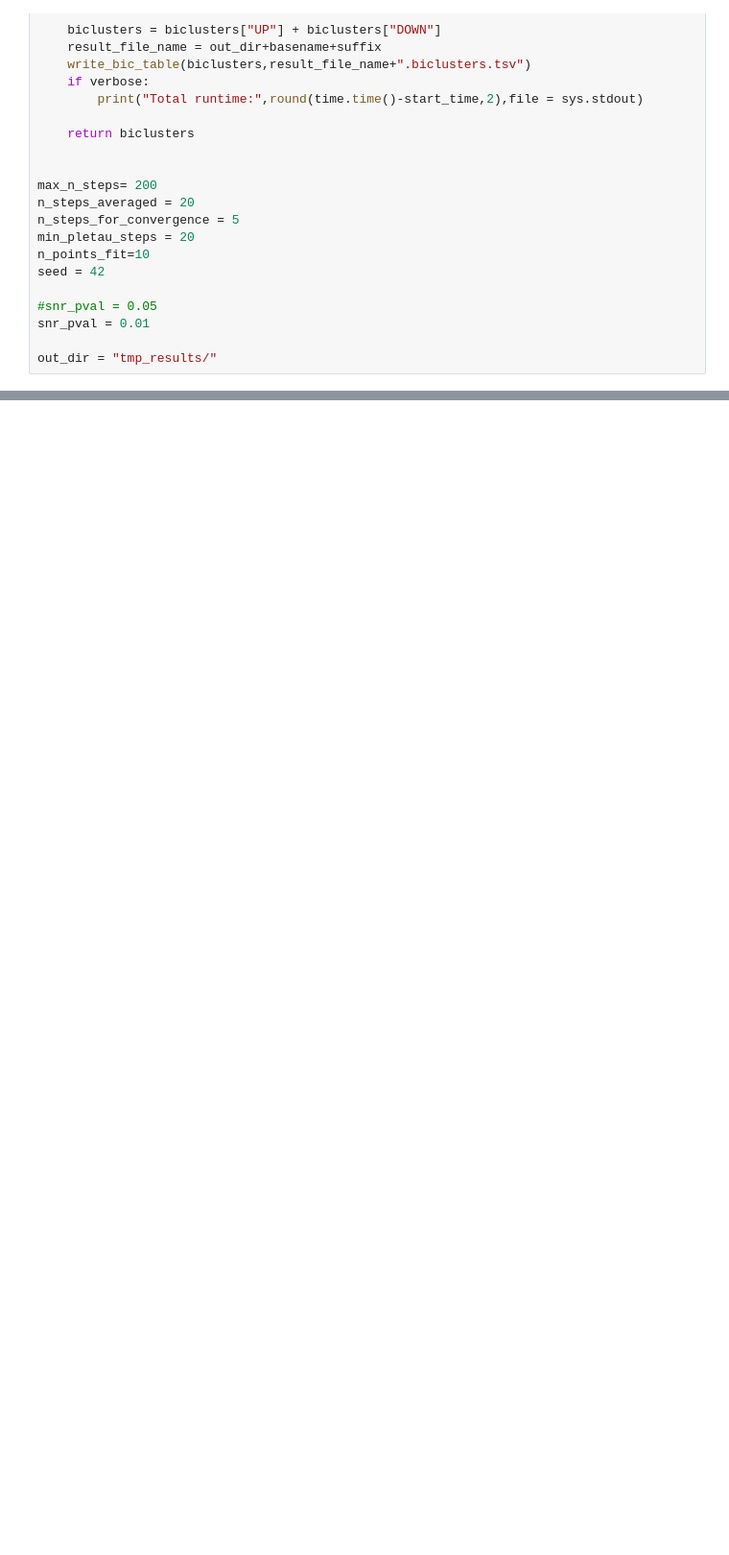
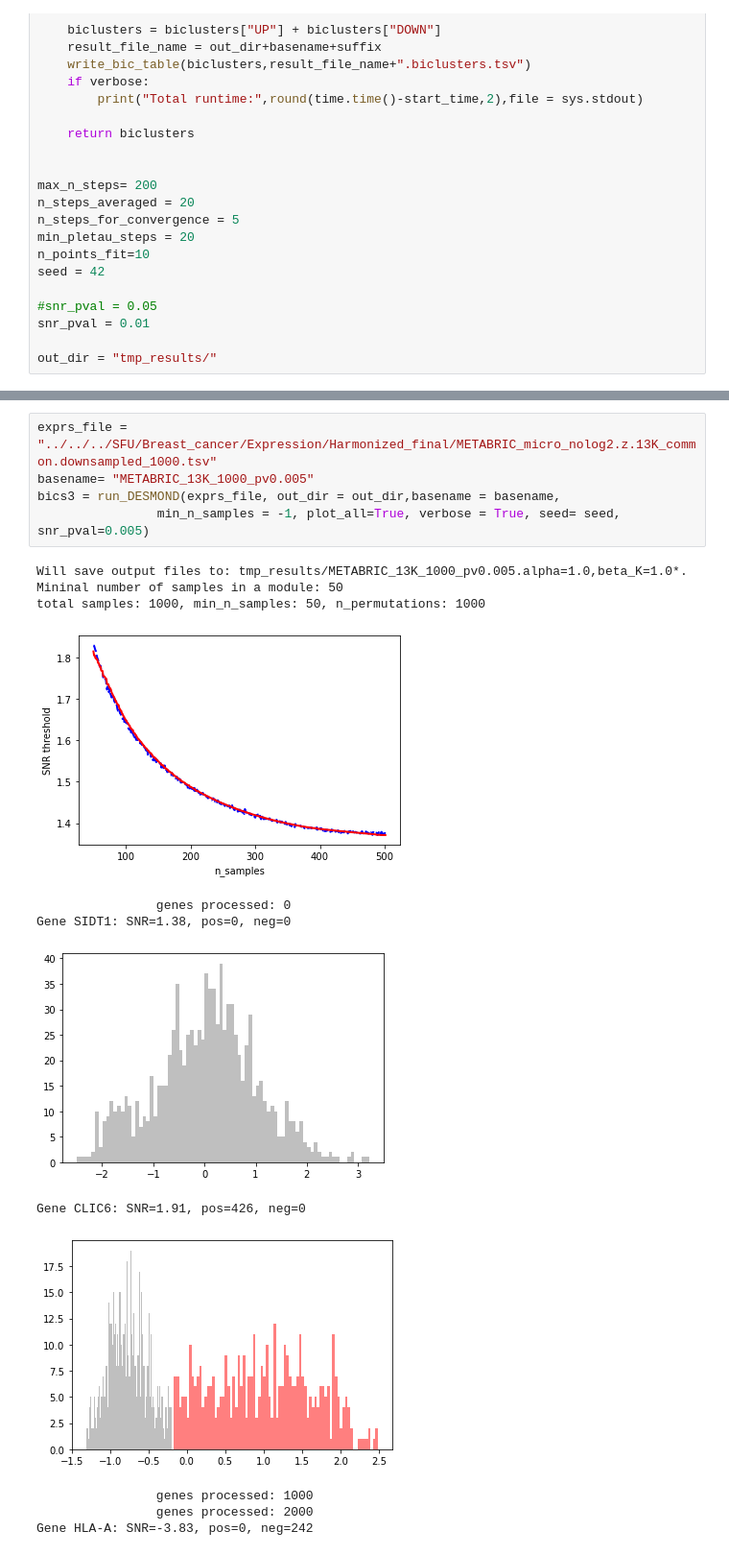
Before and after one commit to ozolotareva/unpast_paper, a Jupyter notebook: DESMOND2_step_by_step.ipynb, the cells around one changed output, grey strips where cells are left out. Shown at 96% size. Saved outputs shown, nothing was run; the diff lists cells and outputs as text; blank space fills up the shorter version.

```diff
--- a/DESMOND2_step_by_step.ipynb
+++ b/DESMOND2_step_by_step.ipynb
@@ -465,0 +585,18 @@ Gene ESR1: SNR=2.64, pos=0, neg=443
+# %%
+exprs_file = "../../../SFU/Breast_cancer/Expression/Harmonized_final/METABRIC_micro_nolog2.z.13K_common.downsampled_1000.tsv"
+basename= "METABRIC_13K_1000_pv0.005"
+bics3 = run_DESMOND(exprs_file, out_dir = out_dir,basename = basename,
+                min_n_samples = -1, plot_all=True, verbose = True, seed= seed, snr_pval=0.005)
+# %% [output]
+Will save output files to: tmp_results/METABRIC_13K_1000_pv0.005.alpha=1.0,beta_K=1.0*.
+Mininal number of samples in a module: 50
+total samples: 1000, min_n_samples: 50, n_permutations: 1000
+[figure, added]
+                genes processed: 0
+Gene SIDT1: SNR=1.38, pos=0, neg=0
+[figure, added]
+Gene CLIC6: SNR=1.91, pos=426, neg=0
+[figure, added]
+                genes processed: 1000
+                genes processed: 2000
+Gene HLA-A: SNR=-3.83, pos=0, neg=242
```
Also changed, not shown: parts of 28 cells of this notebook, 1 other file.
